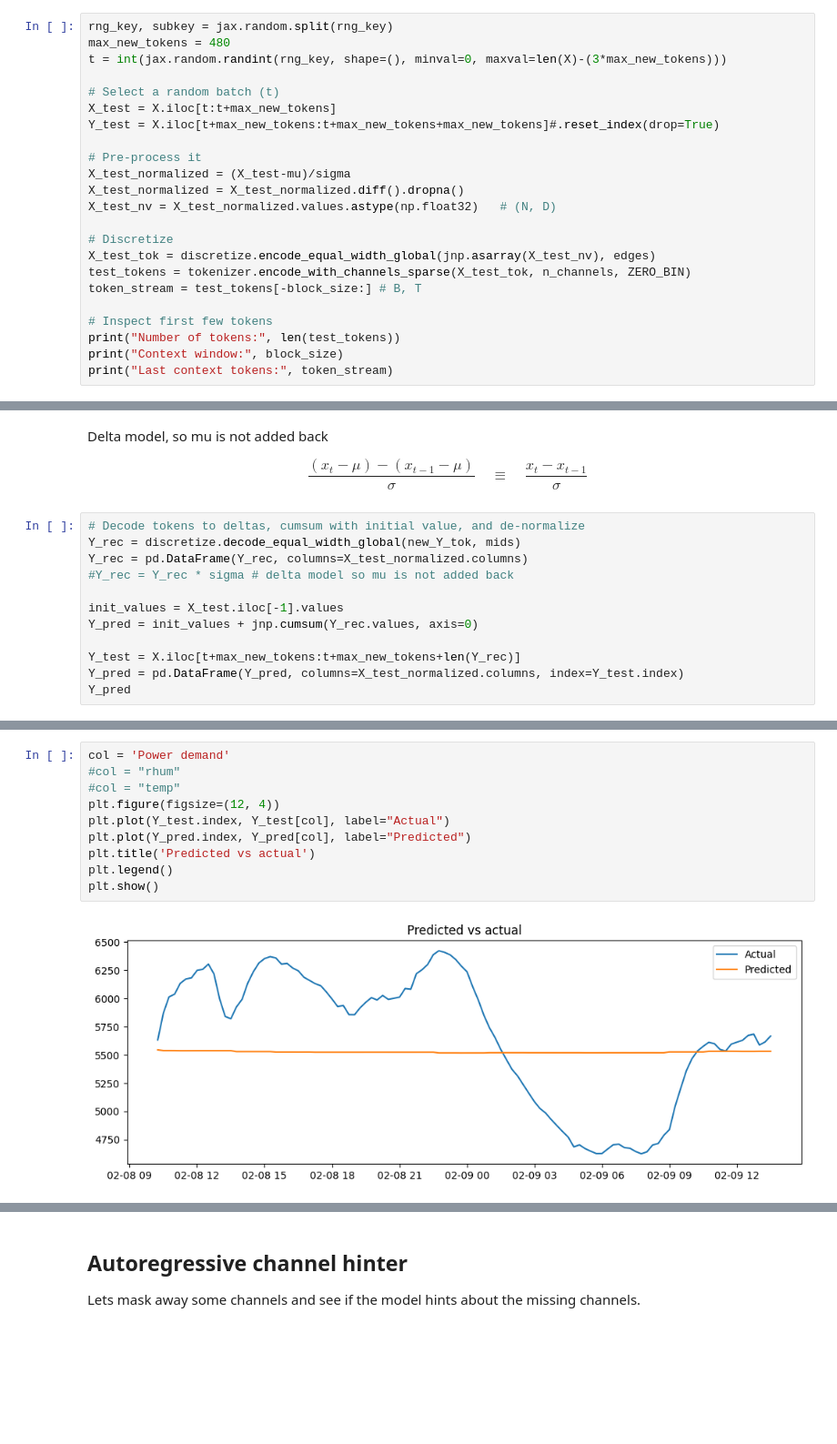
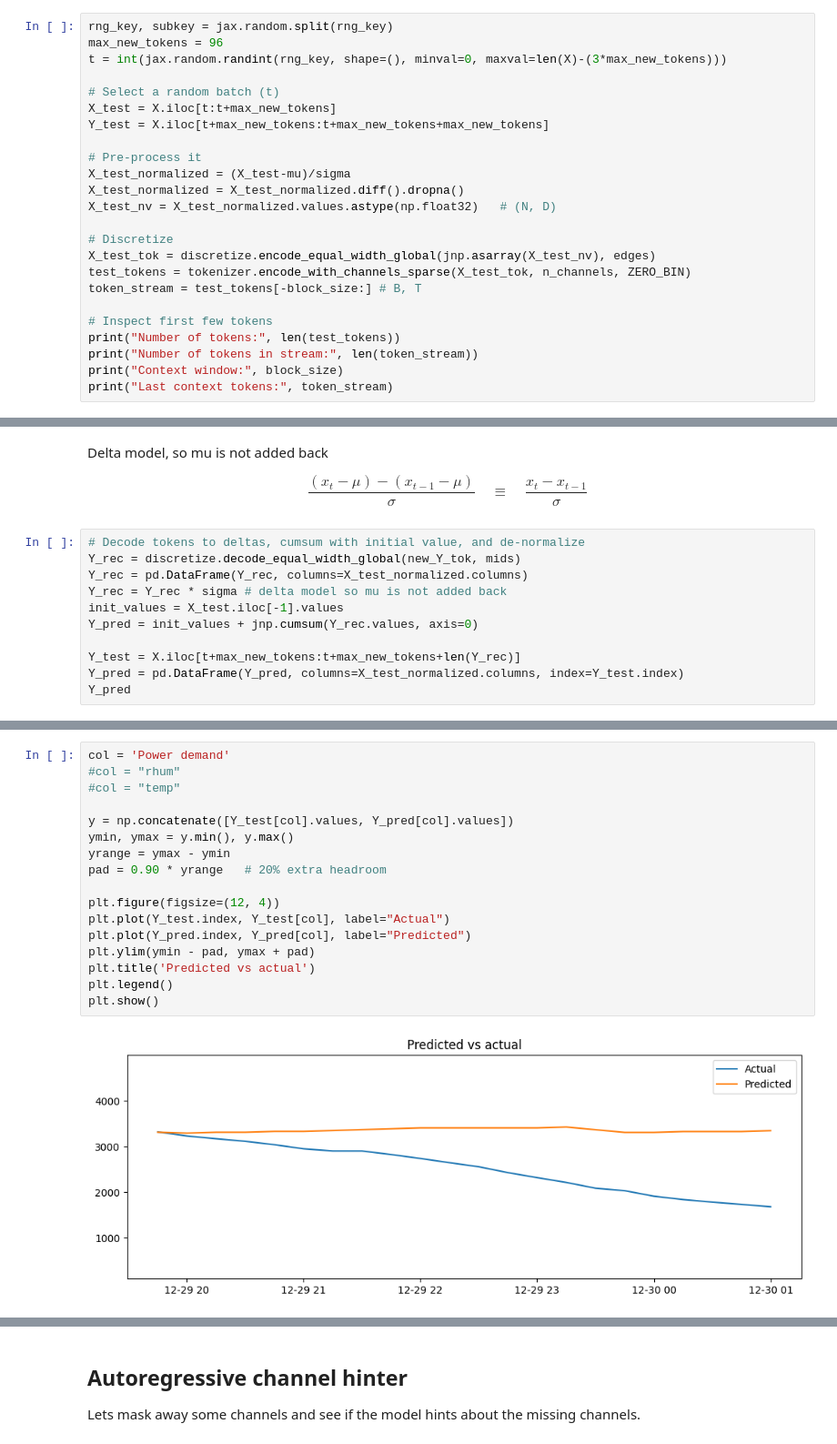
Before and after one commit to martinlie/vector-tokenizer, a Jupyter notebook: vector-tokenizer/tokenize_eval.ipynb, the cells around one changed output, grey strips where cells are left out. Shown at 91% size. Saved outputs shown, nothing was run; the diff lists cells and outputs as text; blank space fills up the shorter version.

```diff
--- a/vector-tokenizer/tokenize_eval.ipynb
+++ b/vector-tokenizer/tokenize_eval.ipynb
@@ -108,12 +114,12 @@ TODO A later test would be to make new test_tokens with minimal columns and see
 rng_key = jax.random.PRNGKey(128)
 # %%
 rng_key, subkey = jax.random.split(rng_key)
-max_new_tokens = 480
+max_new_tokens = 96
 t = int(jax.random.randint(rng_key, shape=(), minval=0, maxval=len(X)-(3*max_new_tokens)))
 
 # Select a random batch (t)
 X_test = X.iloc[t:t+max_new_tokens]
-Y_test = X.iloc[t+max_new_tokens:t+max_new_tokens+max_new_tokens]#.reset_index(drop=True)
+Y_test = X.iloc[t+max_new_tokens:t+max_new_tokens+max_new_tokens]
 
 # Pre-process it
 X_test_normalized = (X_test-mu)/sigma
@@ -127,6 +133,7 @@ token_stream = test_tokens[-block_size:] # B, T
 
 # Inspect first few tokens
 print("Number of tokens:", len(test_tokens))
+print("Number of tokens in stream:", len(token_stream))
 print("Context window:", block_size)
 print("Last context tokens:", token_stream)
 # %% [output]
@@ -212,8 +204,7 @@ $$
 # Decode tokens to deltas, cumsum with initial value, and de-normalize
 Y_rec = discretize.decode_equal_width_global(new_Y_tok, mids)
 Y_rec = pd.DataFrame(Y_rec, columns=X_test_normalized.columns)
-#Y_rec = Y_rec * sigma # delta model so mu is not added back
-
+Y_rec = Y_rec * sigma # delta model so mu is not added back
 init_values = X_test.iloc[-1].values
 Y_pred = init_values + jnp.cumsum(Y_rec.values, axis=0)
 
@@ -255,12 +254,19 @@ Y_test
 # %%
 col = 'Power demand'
 #col = "rhum"
 #col = "temp"
+
+y = np.concatenate([Y_test[col].values, Y_pred[col].values])
+ymin, ymax = y.min(), y.max()
+yrange = ymax - ymin
+pad = 0.90 * yrange   # 20% extra headroom
+
 plt.figure(figsize=(12, 4))
 plt.plot(Y_test.index, Y_test[col], label="Actual")
 plt.plot(Y_pred.index, Y_pred[col], label="Predicted")
+plt.ylim(ymin - pad, ymax + pad)
 plt.title('Predicted vs actual')
 plt.legend()
 plt.show()
 # %% [output]
-[figure, old version]
+[figure, new version]
```
Also changed, not shown: parts of 17 cells of this notebook, 2 other files.
